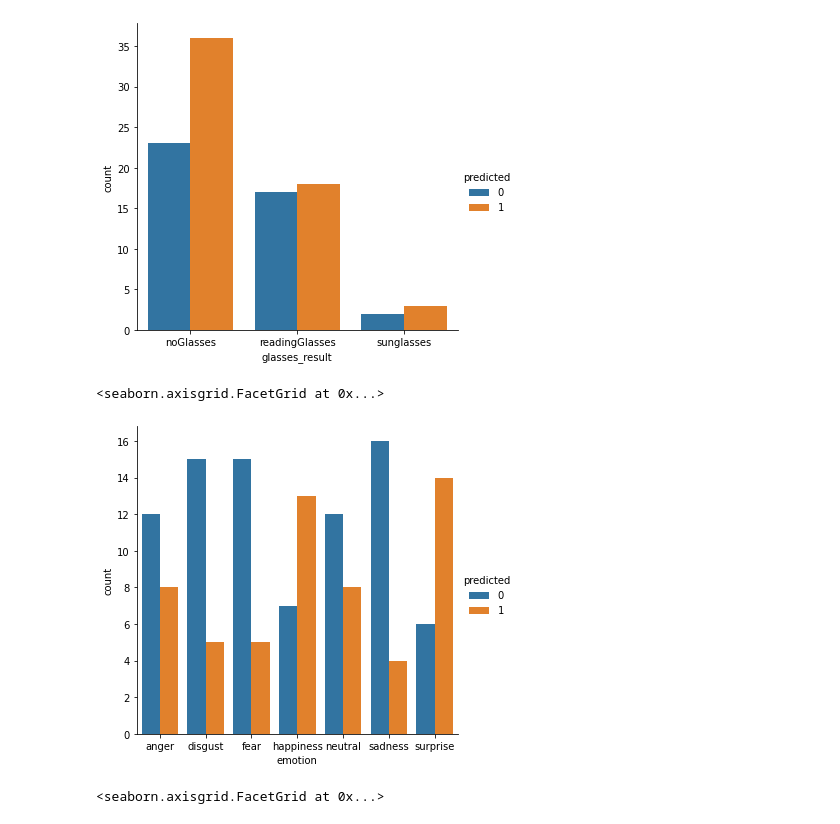
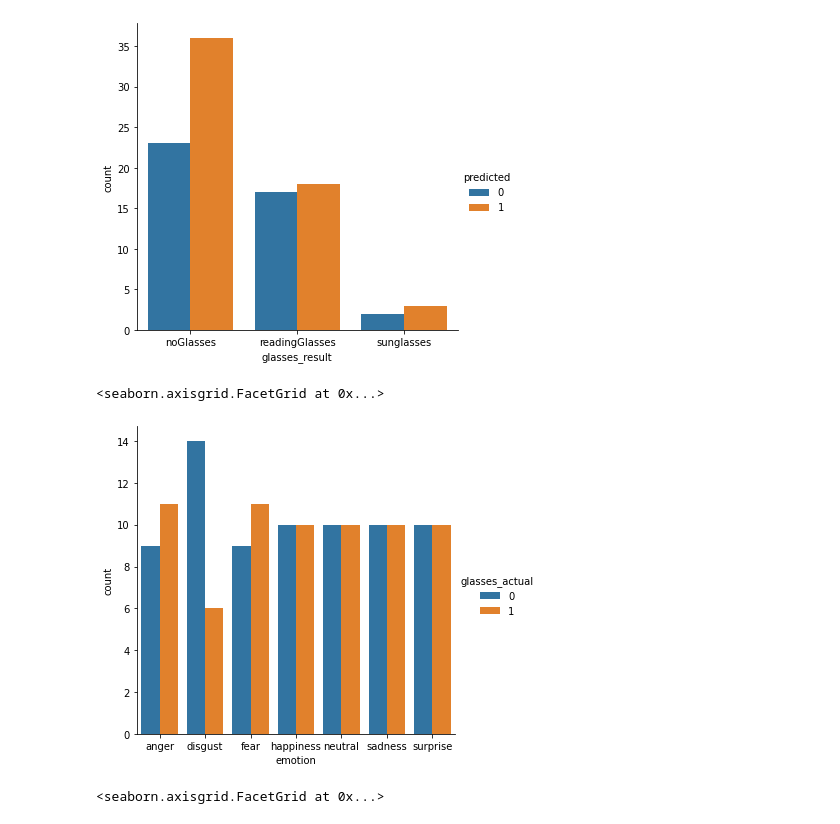
Before and after one commit to nagemnat/cs_face, a Jupyter notebook: emotions.ipynb, the cells around one changed output. Cells and saved outputs as stored; diff of their text form; code cells hidden in the pictures.

```diff
--- a/emotions.ipynb
+++ b/emotions.ipynb
@@ -547,10 +550,10 @@ sns.catplot(x = 'glasses_result', hue='predicted', kind='count', data=new_df)
 <seaborn.axisgrid.FacetGrid at 0x...>
 [figure]
 # %%
-sns.catplot(x = 'emotion', hue='predicted', kind='count', data=new_df)
+sns.catplot(x = 'emotion', hue='glasses_actual', kind='count', data=new_df)
 # %% [output]
 <seaborn.axisgrid.FacetGrid at 0x...>
-[figure, old version]
+[figure, new version]
 # %%
 g = sns.catplot(x="glasses_actual", y="predicted", col="emotion",
                 data=new_df, saturation=.5,
```
Also changed, not shown: parts of 3 cells of this notebook.
